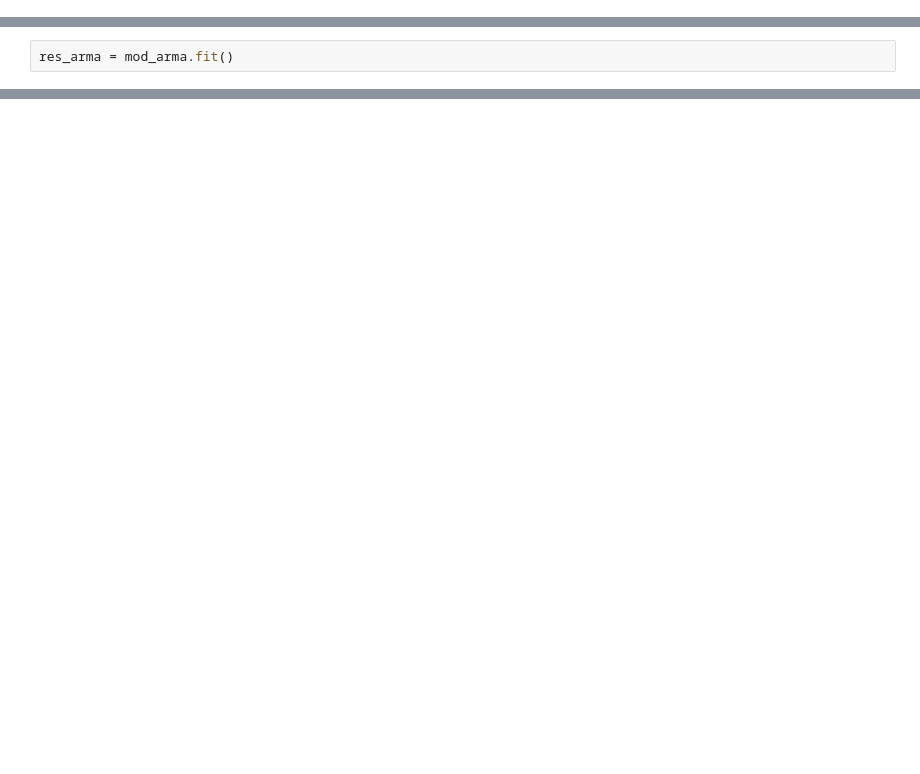
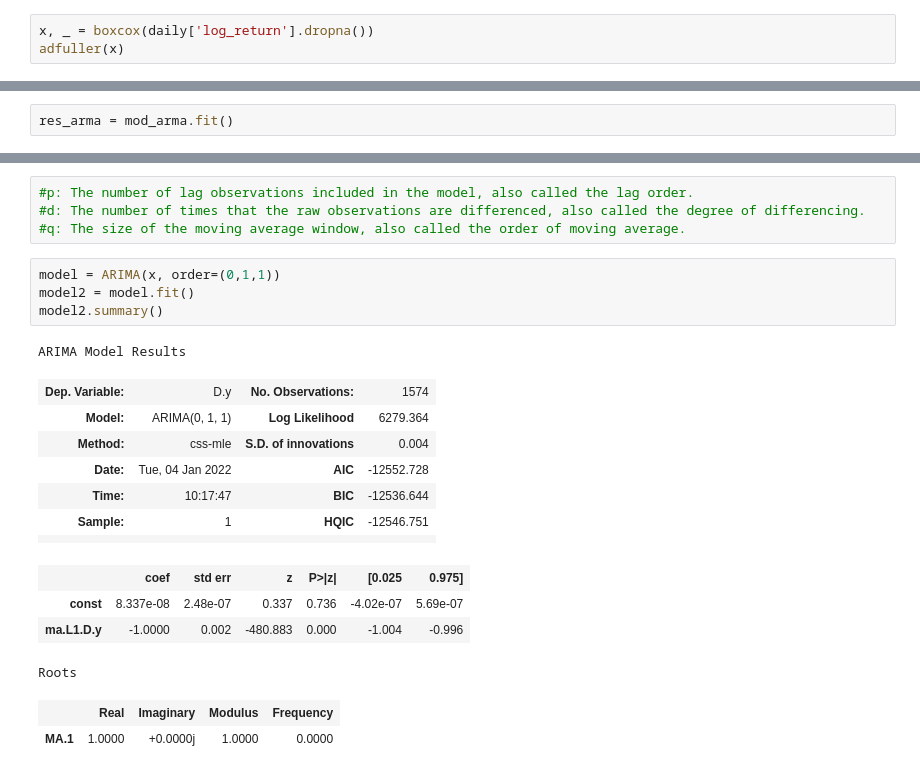
Before and after one commit to tjbray20/Cryptocurrency_Time_Series, a Jupyter notebook: TJNotebook.ipynb, the cells around one changed output, grey strips where cells are left out. Cells and saved outputs as stored; diff of their text form; blank space fills up the shorter version.

```diff
--- a/TJNotebook.ipynb
+++ b/TJNotebook.ipynb
@@ -191,0 +189,3 @@ plot_acf(daily['log_close']);
+# %%
+x, _ = boxcox(daily['log_return'].dropna())
+adfuller(x)
@@ -201,0 +274,23 @@ print(res2_arma.summary())
+# %%
+#p: The number of lag observations included in the model, also called the lag order.
+#d: The number of times that the raw observations are differenced, also called the degree of differencing.
+#q: The size of the moving average window, also called the order of moving average.
+# %%
+model = ARIMA(x, order=(0,1,1))
+model2 = model.fit()
+model2.summary()
+# %% [output]
+ARIMA Model Results
+| Dep. Variable: | D.y | No. Observations: | 1574 |
+| Model: | ARIMA(0, 1, 1) | Log Likelihood | 6279.364 |
+| Method: | css-mle | S.D. of innovations | 0.004 |
+| Date: | Tue, 04 Jan 2022 | AIC | -12552.728 |
+| Time: | 10:17:47 | BIC | -12536.644 |
+| Sample: | 1 | HQIC | -12546.751 |
+|  |  |  |  |
+|  | coef | std err | z | P>|z| | [0.025 | 0.975] |
+| const | 8.337e-08 | 2.48e-07 | 0.337 | 0.736 | -4.02e-07 | 5.69e-07 |
+| ma.L1.D.y | -1.0000 | 0.002 | -480.883 | 0.000 | -1.004 | -0.996 |
+Roots
+|  | Real | Imaginary | Modulus | Frequency |
+| MA.1 | 1.0000 | +0.0000j | 1.0000 | 0.0000 |
```
Also changed, not shown: parts of 28 cells of this notebook, 1 other file.
